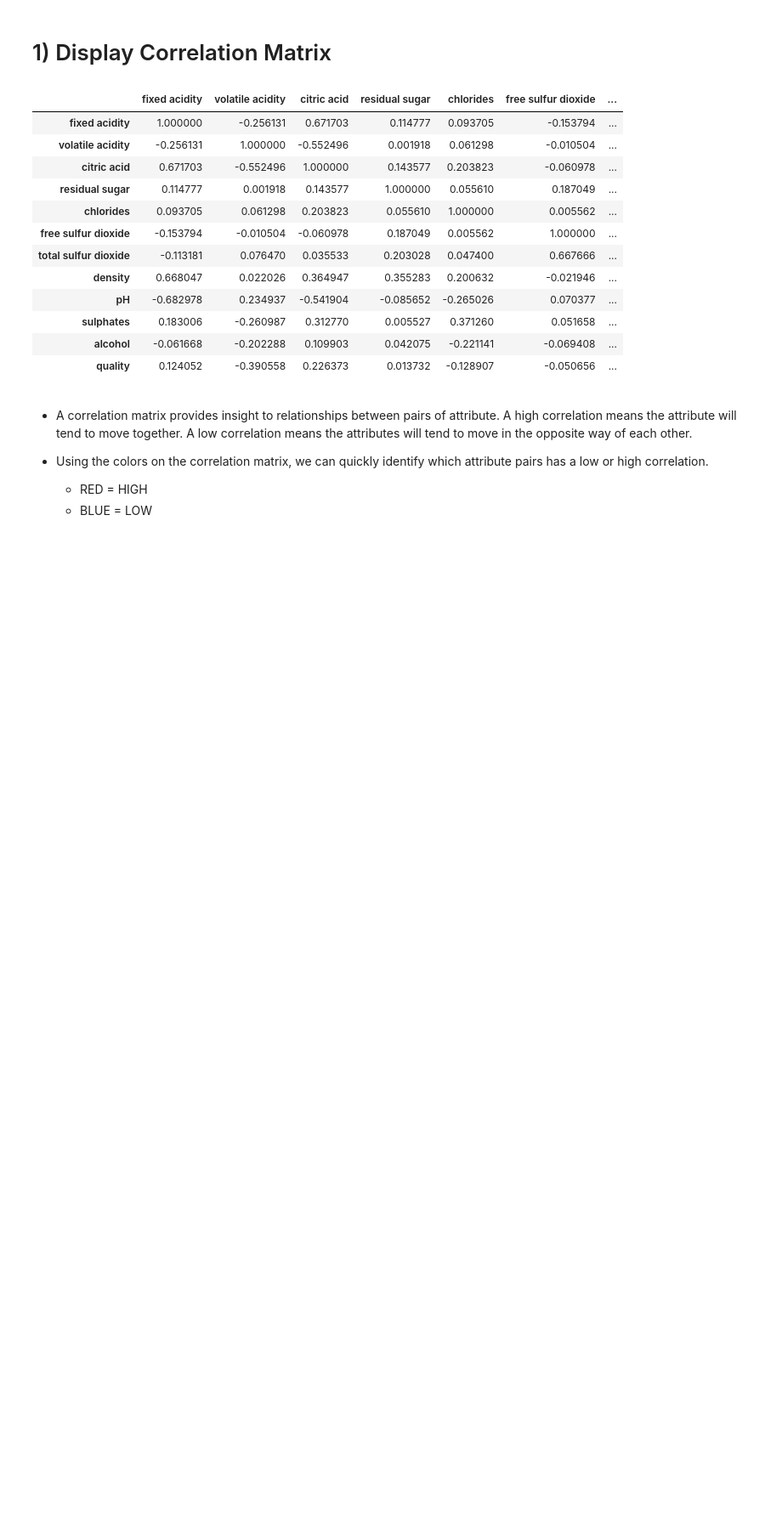
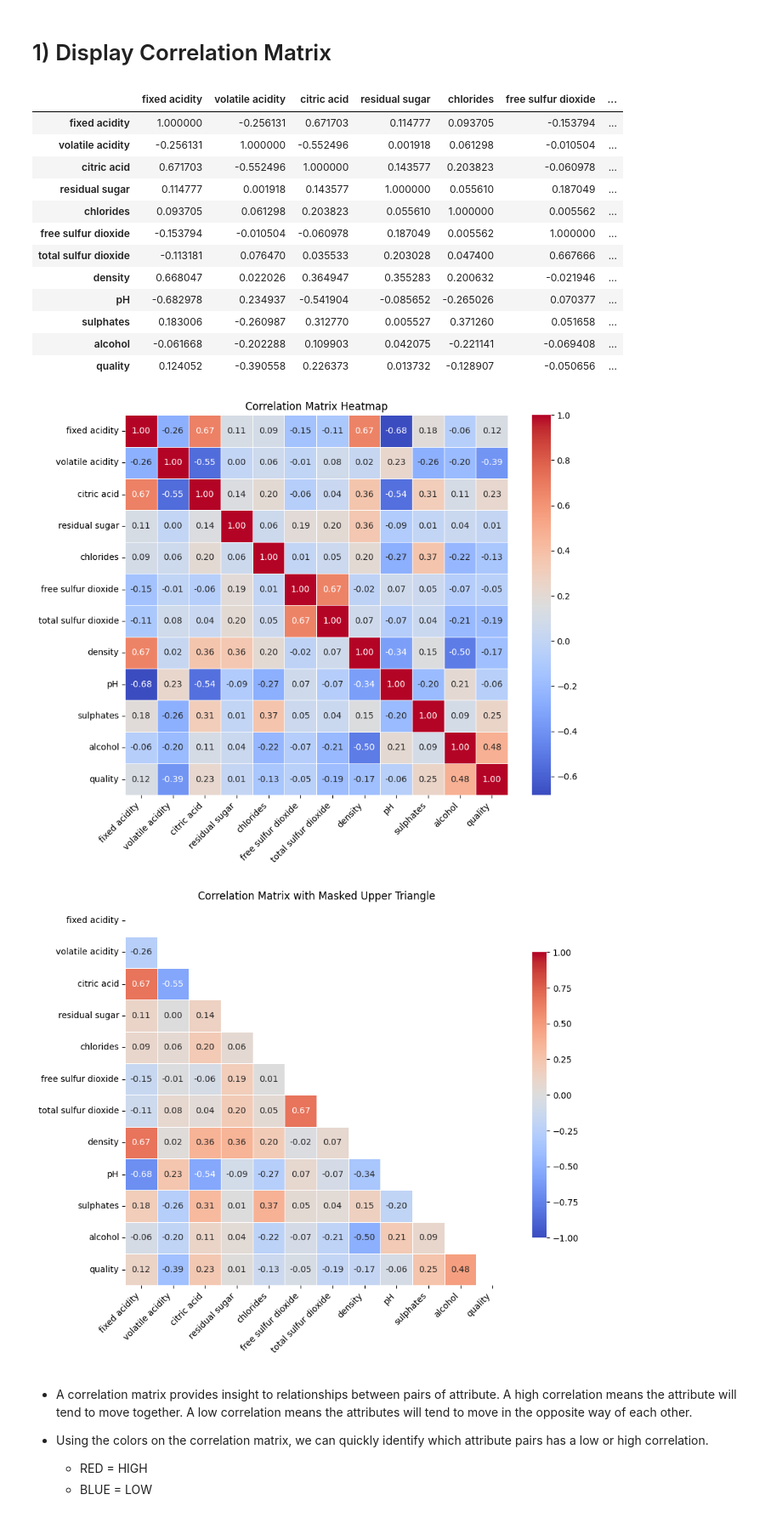
Before and after one commit to NomyNom/cosc3337-hw1, a Jupyter notebook: eda.ipynb, the cells around one changed output. Shown at 85% size. Saved outputs shown, nothing was run; the diff lists cells and outputs as text; code cells hidden in the pictures; blank space fills up the shorter version.

```diff
--- a/eda.ipynb
+++ b/eda.ipynb
@@ -80,6 +80,24 @@ corr_matrix.style.background_gradient(cmap='coolwarm')
 | sulphates | 0.183006 | -0.260987 | 0.312770 | 0.005527 | 0.371260 | 0.051658 | ... |
 | alcohol | -0.061668 | -0.202288 | 0.109903 | 0.042075 | -0.221141 | -0.069408 | ... |
 | quality | 0.124052 | -0.390558 | 0.226373 | 0.013732 | -0.128907 | -0.050656 | ... |
+# %%
+plt.figure(figsize=(10, 8))
+sns.heatmap(corr_matrix, annot=True, cmap='coolwarm', fmt=".2f", linewidths=0.5, cbar=True)
+plt.xticks(rotation=45, ha='right')
+plt.title("Correlation Matrix Heatmap")
+plt.show()
+
+# Create a mask for the upper triangle (optional)
+mask = np.triu(np.ones_like(corr_matrix, dtype=bool))
+
+plt.figure(figsize=(10, 8))
+sns.heatmap(corr_matrix, annot=True, cmap='coolwarm', fmt=".2f", mask=mask, vmax=1.0, vmin=-1.0, center=0, linewidths=0.5, cbar_kws={"shrink": .75})
+plt.title("Correlation Matrix with Masked Upper Triangle")
+plt.xticks(rotation=45, ha='right')
+plt.show()
+# %% [output]
+[figure, added]
+[figure, added]
 # %% [markdown]
 * A correlation matrix provides insight to relationships between pairs of attribute. A high correlation means the attribute will tend to move together. A low correlation means the attributes will tend to move in the opposite way of each other.
 
```
Also changed, not shown: parts of 2 cells of this notebook.
